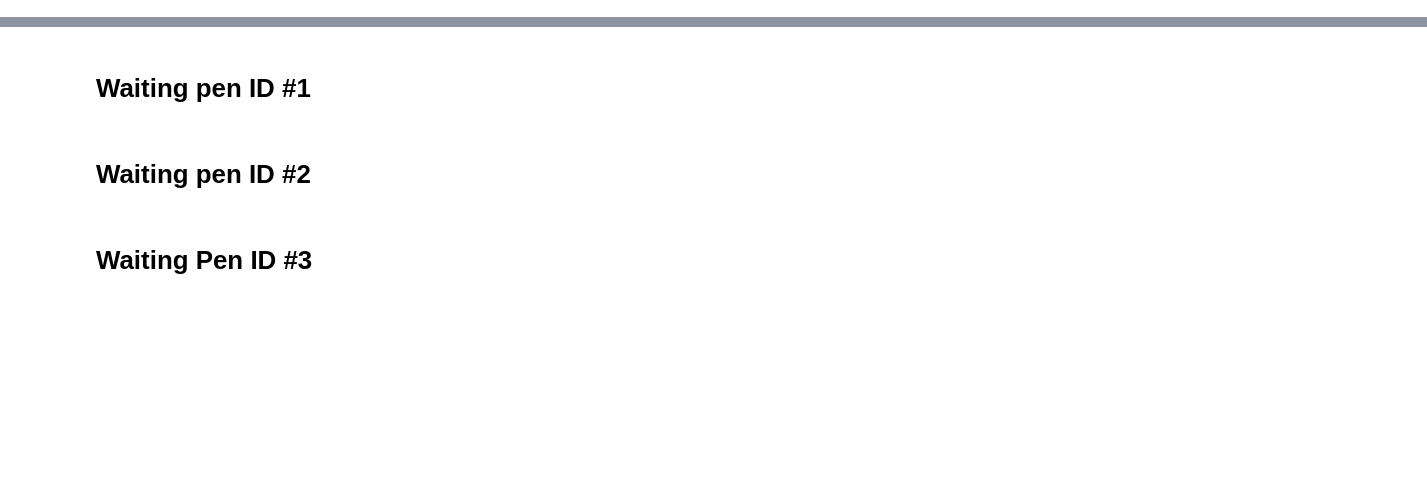
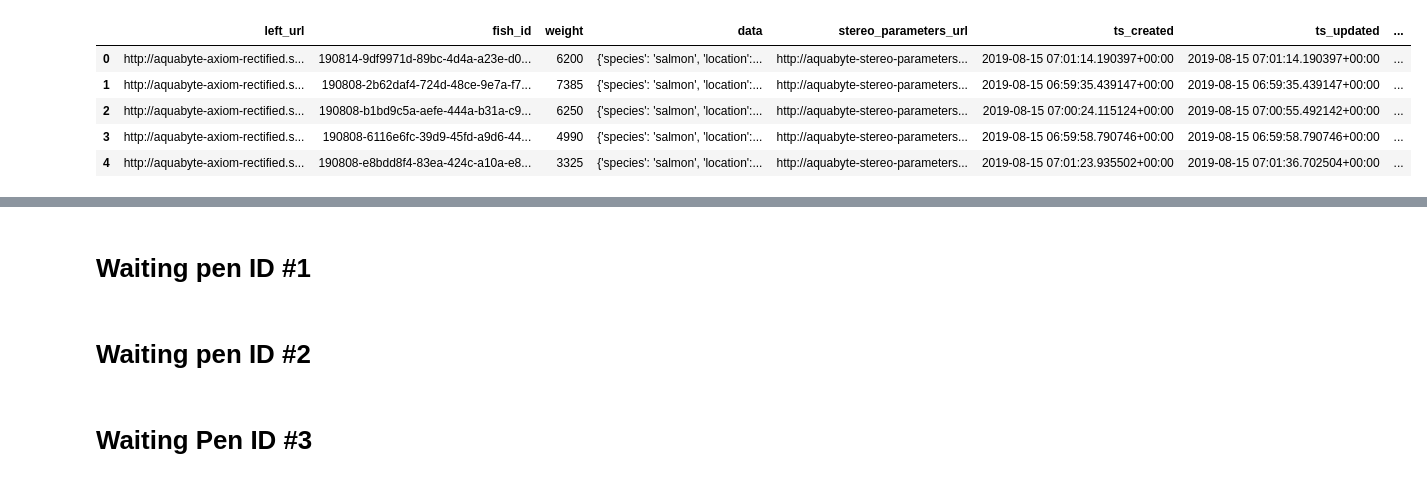
Before and after one commit to isabellafaccone/aquabytePersonal, a Jupyter notebook: alok/biomass_estimation/gtsf_nn/Biomass Model - Lightweight NN Approach.ipynb, the cells around one changed output, grey strips where cells are left out. Cells and saved outputs as stored; diff of their text form; code cells hidden in the pictures; blank space fills up the shorter version.

```diff
--- a/alok/biomass_estimation/gtsf_nn/Biomass Model - Lightweight NN Approach.ipynb
+++ b/alok/biomass_estimation/gtsf_nn/Biomass Model - Lightweight NN Approach.ipynb
@@ -19,6 +19,7 @@ from sklearn.model_selection import train_test_split
 from copy import copy
 
 pd.set_option('display.max_rows', 500)
+pd.set_option('display.max_columns', 500)
 # %%
 rds_access_utils = RDSAccessUtils(json.load(open(os.environ['PROD_RESEARCH_SQL_CREDENTIALS'])))
 query = """
@@ -39,6 +40,15 @@ df['world_keypoints'] = df.apply(
 )
 
 df = df[~df.world_keypoints.isnull()]
+# %%
+df.head()
+# %% [output]
+|  | left_url | fish_id | weight | data | stereo_parameters_url | ts_created | ts_updated | ... |
+| 0 | http://aquabyte-axiom-rectified.s... | 190814-9df9971d-89bc-4d4a-a23e-d0... | 6200 | {'species': 'salmon', 'location':... | http://aquabyte-stereo-parameters... | 2019-08-15 07:01:14.190397+00:00 | 2019-08-15 07:01:14.190397+00:00 | ... |
+| 1 | http://aquabyte-axiom-rectified.s... | 190808-2b62daf4-724d-48ce-9e7a-f7... | 7385 | {'species': 'salmon', 'location':... | http://aquabyte-stereo-parameters... | 2019-08-15 06:59:35.439147+00:00 | 2019-08-15 06:59:35.439147+00:00 | ... |
+| 2 | http://aquabyte-axiom-rectified.s... | 190808-b1bd9c5a-aefe-444a-b31a-c9... | 6250 | {'species': 'salmon', 'location':... | http://aquabyte-stereo-parameters... | 2019-08-15 07:00:24.115124+00:00 | 2019-08-15 07:00:55.492142+00:00 | ... |
+| 3 | http://aquabyte-axiom-rectified.s... | 190808-6116e6fc-39d9-45fd-a9d6-44... | 4990 | {'species': 'salmon', 'location':... | http://aquabyte-stereo-parameters... | 2019-08-15 06:59:58.790746+00:00 | 2019-08-15 06:59:58.790746+00:00 | ... |
+| 4 | http://aquabyte-axiom-rectified.s... | 190808-e8bdd8f4-83ea-424c-a10a-e8... | 3325 | {'species': 'salmon', 'location':... | http://aquabyte-stereo-parameters... | 2019-08-15 07:01:23.935502+00:00 | 2019-08-15 07:01:36.702504+00:00 | ... |
 # %%
 blacklisted_keypoint_annotation_ids = [
     606484,
```
Also changed, not shown: parts of 5 cells of this notebook, 6 other files.
